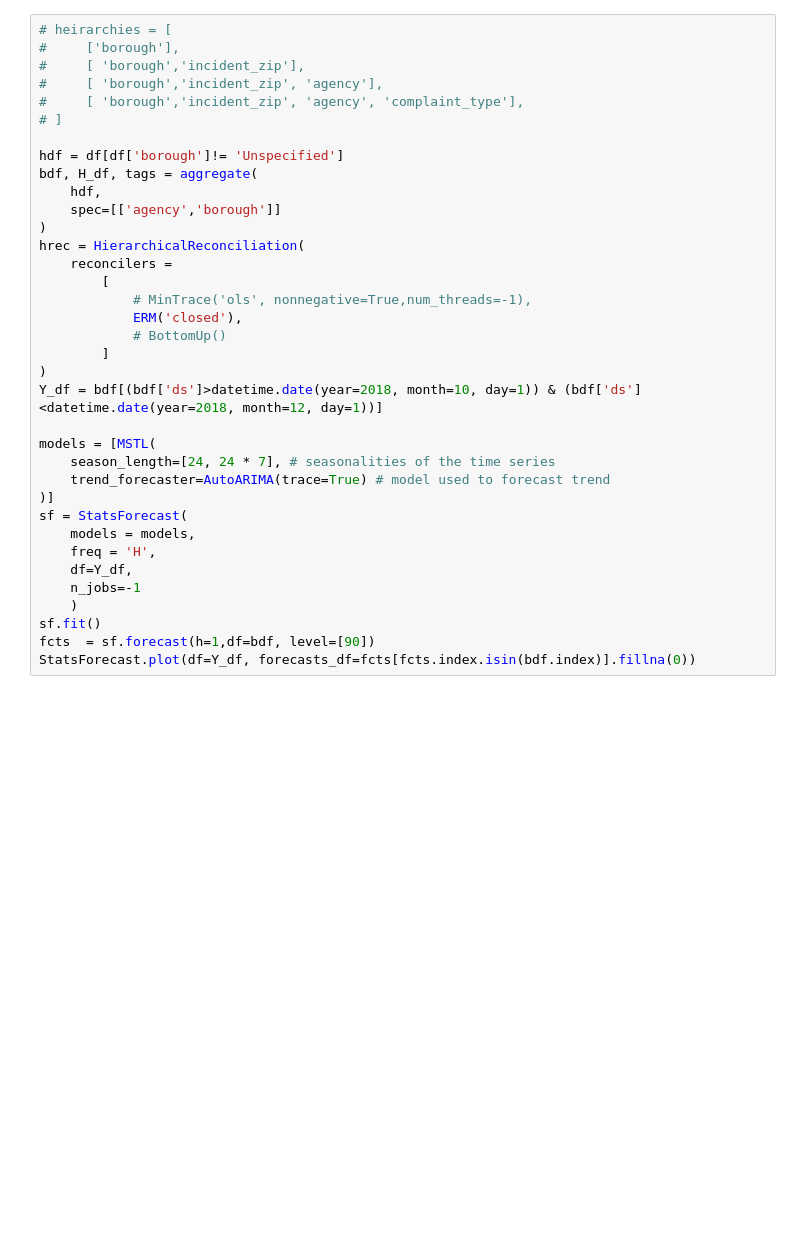
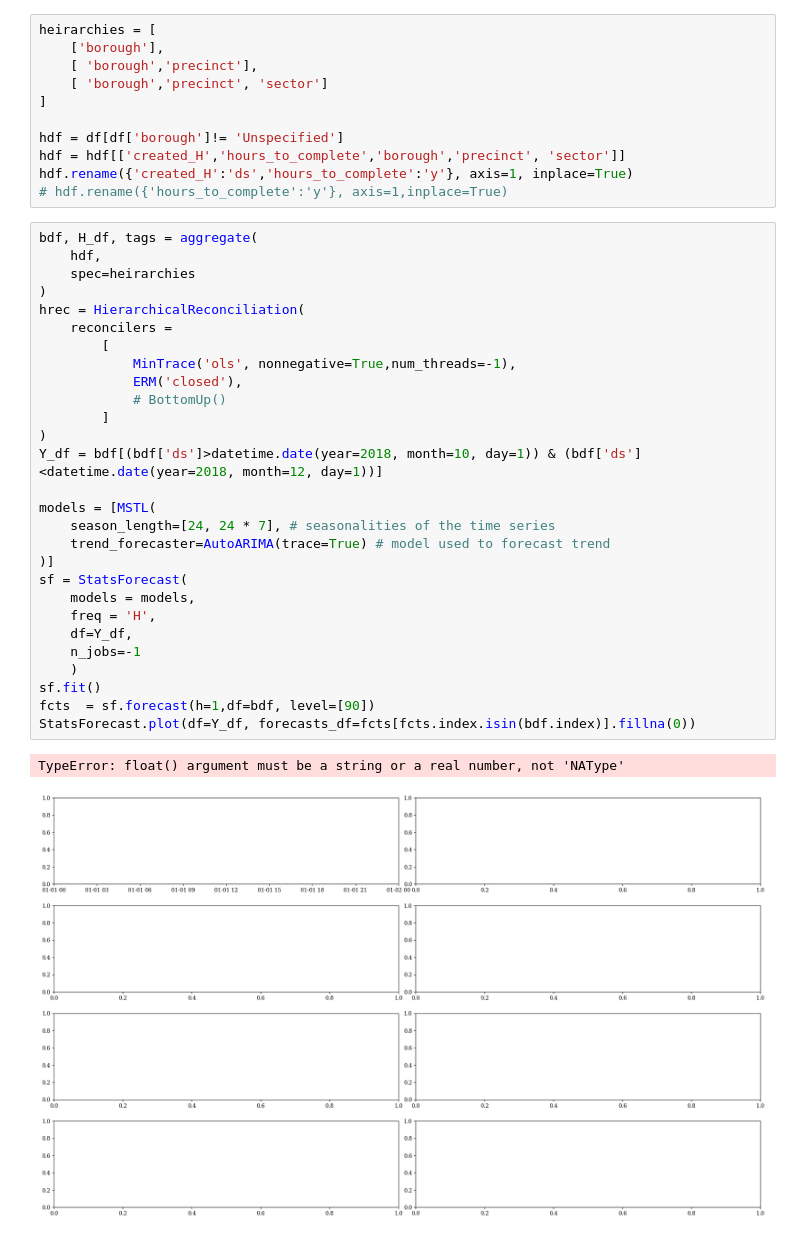
Before and after one commit to jamorr/Capstone, a Jupyter notebook: src/ts_analysis.ipynb, the cells around one changed output. Cells and saved outputs as stored; diff of their text form; blank space fills up the shorter version.

Commit message:
Updated plots and trained a TS model

```diff
--- a/src/ts_analysis.ipynb
+++ b/src/ts_analysis.ipynb
@@ -36,36 +61,42 @@ df
+# %%
+heirarchies = [
+    ['borough'],
+    [ 'borough','precinct'],
+    [ 'borough','precinct', 'sector']
+]
+
+hdf = df[df['borough']!= 'Unspecified']
+hdf = hdf[['created_H','hours_to_complete','borough','precinct', 'sector']]
+hdf.rename({'created_H':'ds','hours_to_complete':'y'}, axis=1, inplace=True)
+# hdf.rename({'hours_to_complete':'y'}, axis=1,inplace=True)
 # %%
-# heirarchies = [
-#     ['borough'],
-#     [ 'borough','incident_zip'],
-#     [ 'borough','incident_zip', 'agency'],
-#     [ 'borough','incident_zip', 'agency', 'complaint_type'],
-# ]
-
-hdf = df[df['borough']!= 'Unspecified']
 bdf, H_df, tags = aggregate(
     hdf,
-    spec=[['agency','borough']]
+    spec=heirarchies
 )
 hrec = HierarchicalReconciliation(
     reconcilers =
         [
-            # MinTrace('ols', nonnegative=True,num_threads=-1),
+            MinTrace('ols', nonnegative=True,num_threads=-1),
             ERM('closed'),
             # BottomUp()
         ]
 )
 Y_df = bdf[(bdf['ds']>datetime.date(year=2018, month=10, day=1)) & (bdf['ds']<datetime.date(year=2018, month=12, day=1))]
 
 models = [MSTL(
     season_length=[24, 24 * 7], # seasonalities of the time series
     trend_forecaster=AutoARIMA(trace=True) # model used to forecast trend
 )]
 sf = StatsForecast(
     models = models,
     freq = 'H',
     df=Y_df,
     n_jobs=-1
     )
 sf.fit()
 fcts  = sf.forecast(h=1,df=bdf, level=[90])
 StatsForecast.plot(df=Y_df, forecasts_df=fcts[fcts.index.isin(bdf.index)].fillna(0))
+# %% [output]
+TypeError: float() argument must be a string or a real number, not 'NAType'
+[figure, added]
```
Also changed, not shown: parts of 11 cells of this notebook, 6 other files.
